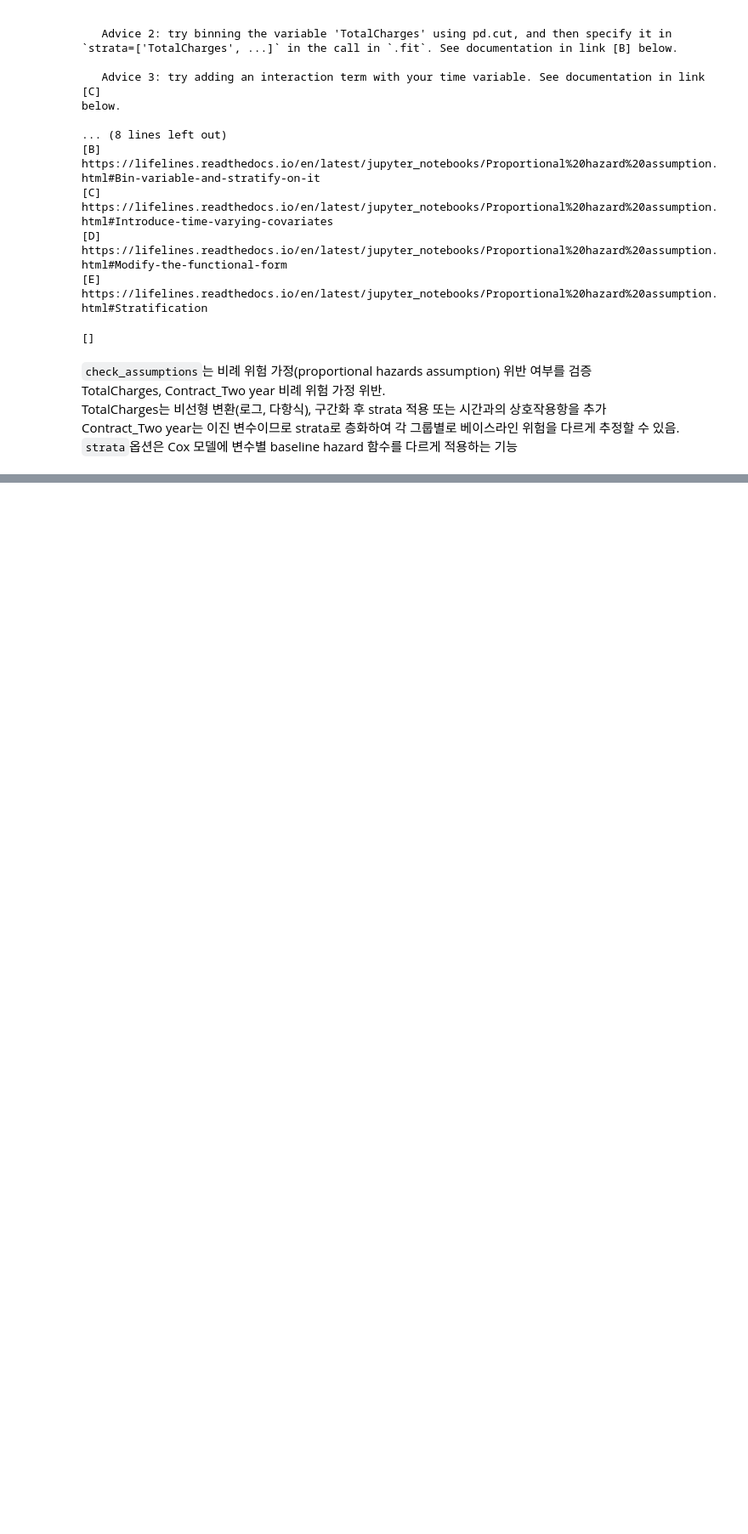
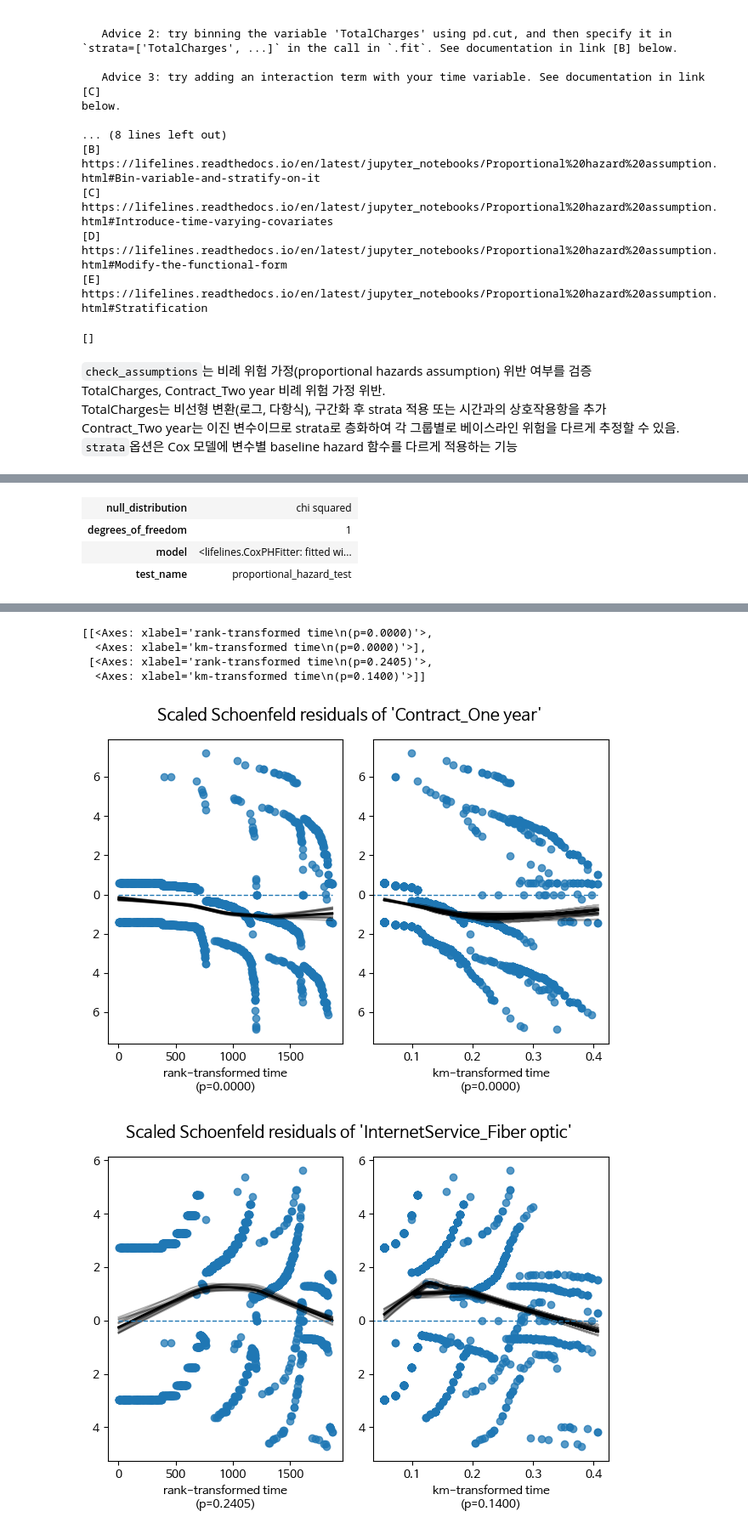
Before and after one commit to wjdgml0526/adp_hands_on, a Jupyter notebook: statistics/telco_customer_churn.ipynb, the cells around one changed output, grey strips where cells are left out. Shown at 85% size. Cells and saved outputs as stored; diff of their text form; code cells hidden in the pictures; blank space fills up the shorter version.

```diff
--- a/statistics/telco_customer_churn.ipynb
+++ b/statistics/telco_customer_churn.ipynb
@@ -321,3 +321,10 @@ TotalCharges, Contract_Two year	비례 위험 가정 위반.<br>
 TotalCharges는 비선형 변환(로그, 다항식), 구간화 후 strata 적용 또는 시간과의 상호작용항을 추가<br>
 Contract_Two year는 이진 변수이므로 strata로 층화하여 각 그룹별로 베이스라인 위험을 다르게 추정할 수 있음.<br>
 `strata`옵션은 Cox 모델에 변수별 baseline hazard 함수를 다르게 적용하는 기능
+# %%
+df_cox_scaled['TotalCharges_bin'] = pd.qcut(df_cox_scaled['TotalCharges'], q = 4, labels = False)
+df_cox_scaled = df_cox_scaled.drop(columns = ['TotalCharges'])
+
+cph_stratified = CoxPHFitter(penalizer = 0.1, l1_ratio = 1.0)
+cph_stratified.fit(df_cox_scaled, duration_col = 'tenure', event_col = 'Churn_binary', strata = ['TotalCharges_bin', 'Contract_Two year'])
+cph_stratified.print_summary()
@@ -323,0 +350,3 @@ Contract_Two year는 이진 변수이므로 strata로 층화하여 각 그룹별
+# %%
+cph_stratified.check_assumptions(df_cox_scaled, show_plots=True)
+# %% [output]
@@ -323,0 +363,4 @@ Contract_Two year는 이진 변수이므로 strata로 층화하여 각 그룹별
+| null_distribution | chi squared |
+| degrees_of_freedom | 1 |
+| model | <lifelines.CoxPHFitter: fitted wi... |
+| test_name | proportional_hazard_test |
@@ -323,0 +386,6 @@ Contract_Two year는 이진 변수이므로 strata로 층화하여 각 그룹별
+[[<Axes: xlabel='rank-transformed time\n(p=0.0000)'>,
+  <Axes: xlabel='km-transformed time\n(p=0.0000)'>],
+ [<Axes: xlabel='rank-transformed time\n(p=0.2405)'>,
+  <Axes: xlabel='km-transformed time\n(p=0.1400)'>]]
+[figure, added]
+[figure, added]
```
Also changed, not shown: parts of 6 cells of this notebook.
